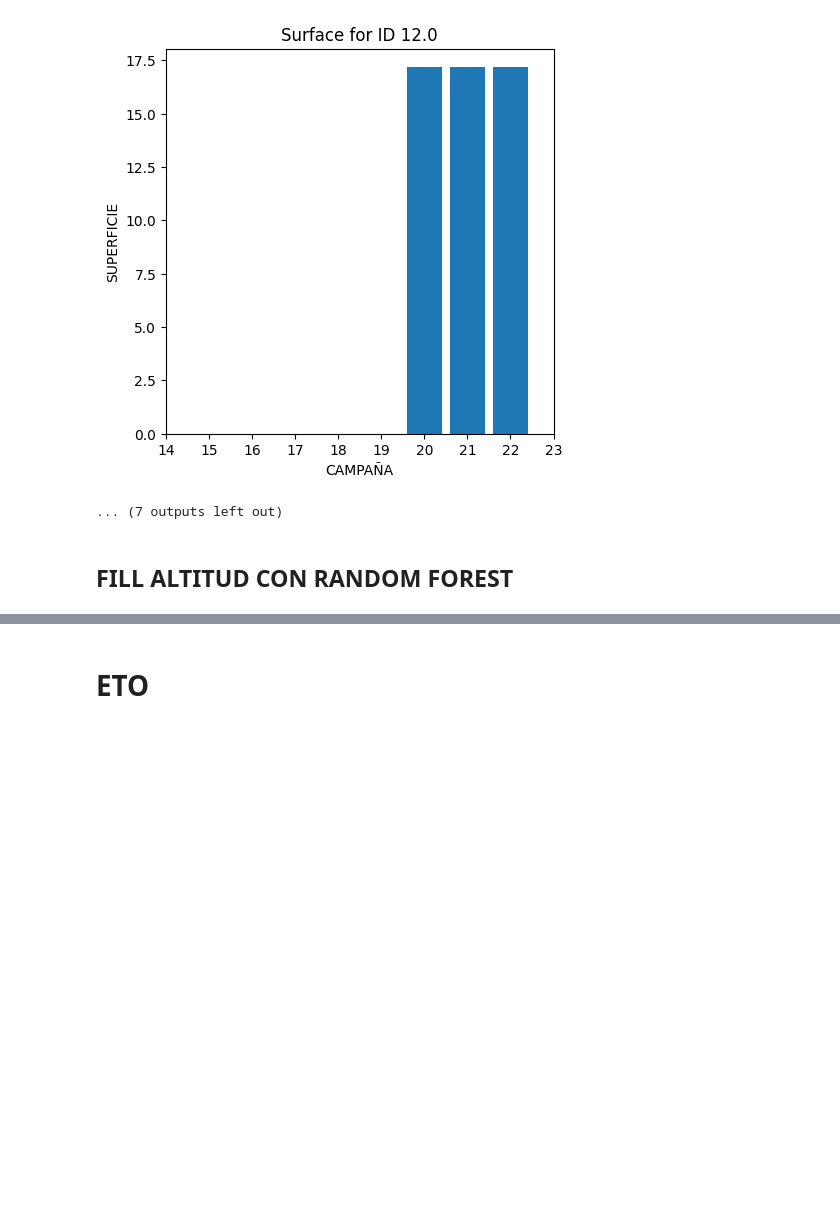
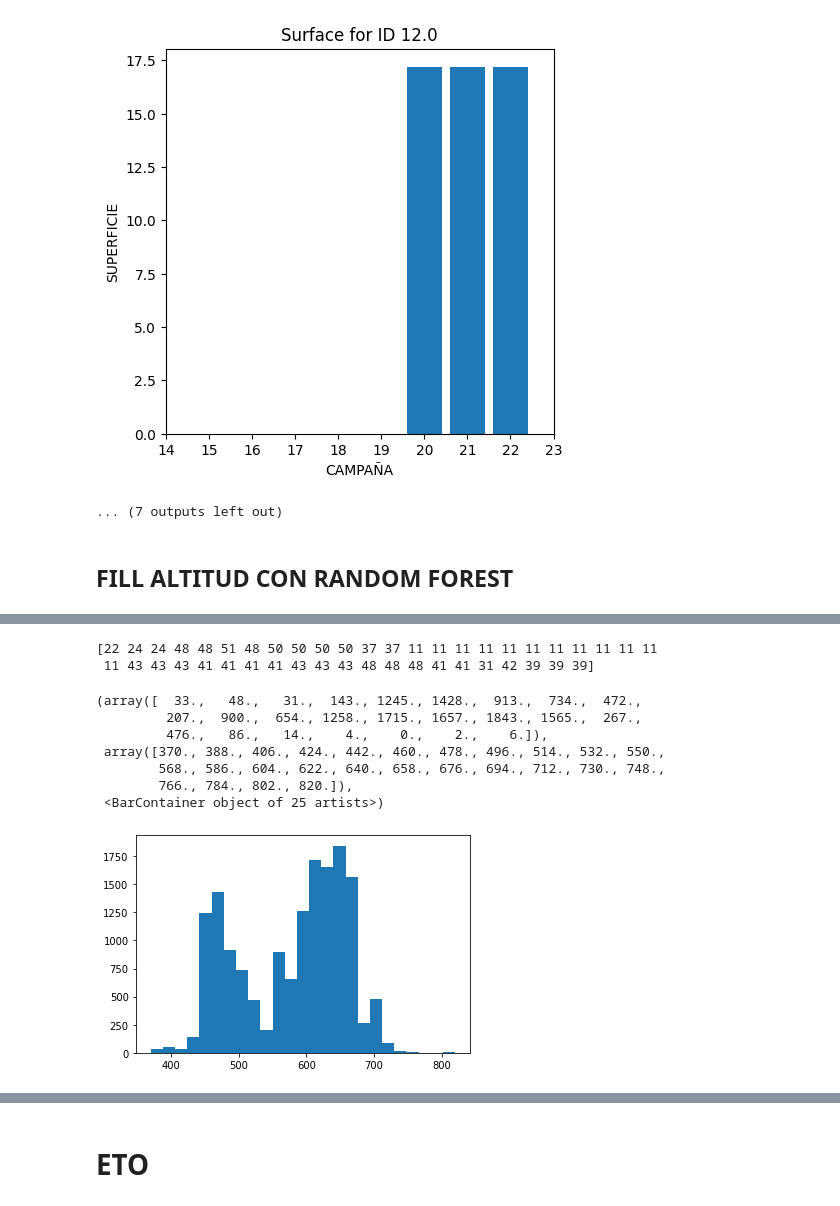
Before and after one commit to Bycarkos/DataHack_Wine_Prediction, a Jupyter notebook: nbs/07-03-2023 - Join datasets.ipynb, the cells around one changed output, grey strips where cells are left out. Saved outputs shown, nothing was run; the diff lists cells and outputs as text; code cells hidden in the pictures; blank space fills up the shorter version.

```diff
--- a/nbs/07-03-2023 - Join datasets.ipynb
+++ b/nbs/07-03-2023 - Join datasets.ipynb
@@ -146,13 +190,25 @@ train_joined_by_day_no_altitude.to_csv("../data/DATA_TRAIN_JOINED_DAYS_NO_ALT.cs
 # %% [markdown]
 ## FILL ALTITUD CON RANDOM FOREST
 # %%
-from sklearn.ensemble import RandomForestRegressor
+from sklearn.ensemble import RandomForestClassifier
+from sklearn.model_selection import RandomizedSearchCV, cross_val_score
+from sklearn.preprocessing import LabelEncoder
+random_grid = {
+'max_depth': [5, 7, 10],
+'max_features': ['auto', 'sqrt'],
+'min_samples_leaf': [1, 2, 4],
+'min_samples_split': [2, 5, 10],
+'n_estimators': 1000,
+'criterion': "entropy"
+}
 
+
+joined = train_joined_by_day
 X_train = joined.loc[joined["ALTITUD"] != "nan"]
 y_train = X_train["ALTITUD"]
 del X_train["ALTITUD"]
 del X_train["PRODUCCION"]
 
-X_test = joined.loc[joined["ALTITUD"] == "nan"]
+X_test = joined.loc[(joined["ALTITUD"] == "nan") | (joined["ALTITUD"] == 22) ]
 del X_test["ALTITUD"]
 del X_test["PRODUCCION"]
@@ -178,0 +248,4 @@ dtype: int64
+# %%
+enc = LabelEncoder()
+y_train = enc.fit_transform(y_train)
+display(enc)
@@ -192,0 +284,16 @@ predictions = (regr.predict(X_test))
+# %%
+print(predictions)
+# %% [output]
+[22 24 24 48 48 51 48 50 50 50 50 37 37 11 11 11 11 11 11 11 11 11 11 11
+ 11 43 43 43 41 41 41 41 43 43 43 48 48 48 41 41 31 42 39 39 39]
+# %%
+plt.hist(enc.inverse_transform(y_train), bins=25)
+# %% [output]
+(array([  33.,   48.,   31.,  143., 1245., 1428.,  913.,  734.,  472.,
+         207.,  900.,  654., 1258., 1715., 1657., 1843., 1565.,  267.,
+         476.,   86.,   14.,    4.,    0.,    2.,    6.]),
+ array([370., 388., 406., 424., 442., 460., 478., 496., 514., 532., 550.,
+        568., 586., 604., 622., 640., 658., 676., 694., 712., 730., 748.,
+        766., 784., 802., 820.]),
+ <BarContainer object of 25 artists>)
+[figure, added]
```
Also changed, not shown: parts of 23 cells of this notebook, 11 other files.
